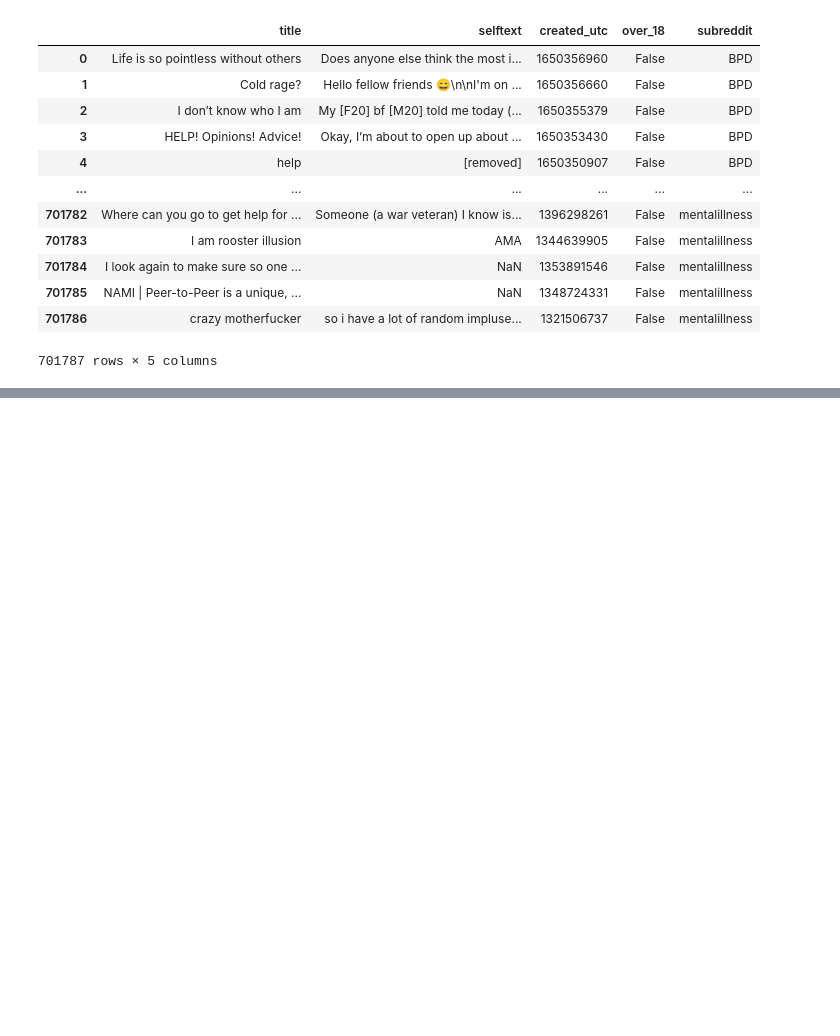
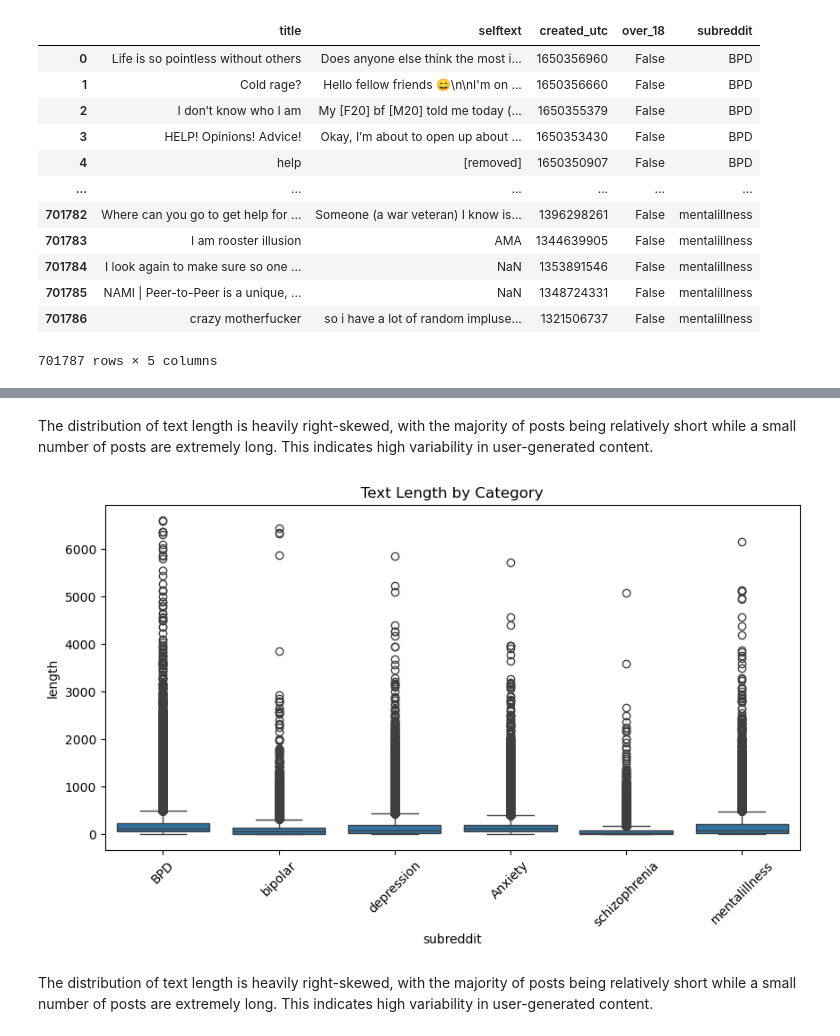
Before and after one commit to snigdhaz/Mental_Health_Classification_Project, a Jupyter notebook: EDA.ipynb, the cells around one changed output, grey strips where cells are left out. Saved outputs shown, nothing was run; the diff lists cells and outputs as text; code cells hidden in the pictures; blank space fills up the shorter version.

```diff
--- a/EDA.ipynb
+++ b/EDA.ipynb
@@ -103,0 +112,12 @@ df
+# %% [markdown]
+The distribution of text length is heavily right-skewed, with the majority of posts being relatively short while a small number of posts are extremely long. This indicates high variability in user-generated content.
+# %%
+plt.figure(figsize=(10,5))
+sns.boxplot(x="subreddit", y="length", data=df)
+plt.xticks(rotation=45)
+plt.title("Text Length by Category")
+plt.show()
+# %% [output]
+[figure, added]
+# %% [markdown]
+The distribution of text length is heavily right-skewed, with the majority of posts being relatively short while a small number of posts are extremely long. This indicates high variability in user-generated content.
```
Also changed, not shown: parts of 18 cells of this notebook.
